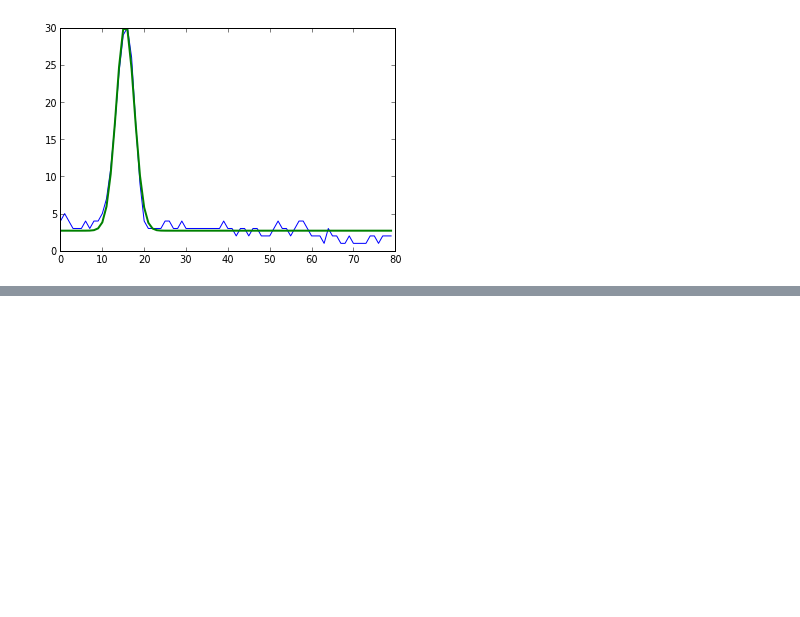
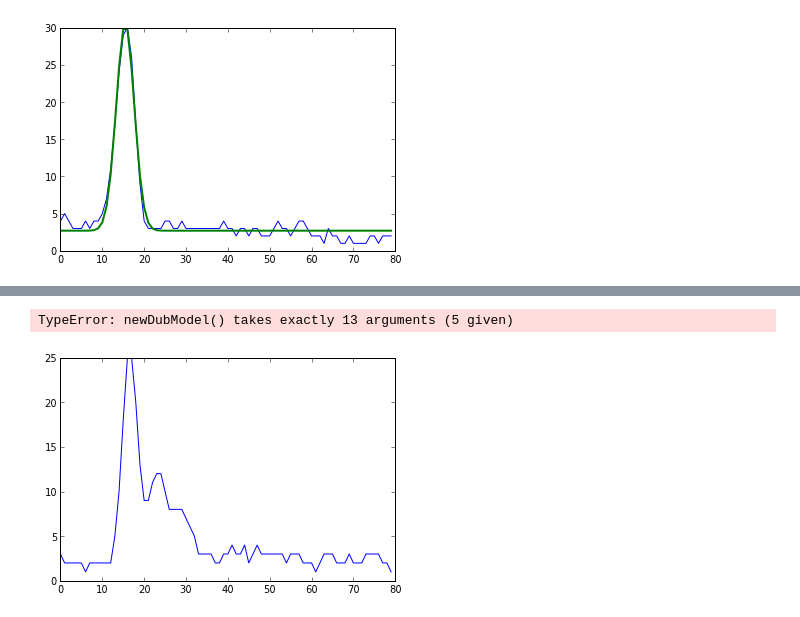
Before and after one commit to mattyuiop/PHYS202-S13, a Jupyter notebook: Week10/LinearRegressionandGenericCurves.ipynb, the cells around one changed output, grey strips where cells are left out. Cells and saved outputs as stored; diff of their text form; code cells hidden in the pictures; blank space fills up the shorter version.

```diff
--- a/Week10/LinearRegressionandGenericCurves.ipynb
+++ b/Week10/LinearRegressionandGenericCurves.ipynb
@@ -69,0 +79,17 @@ show()
+# %%
+#def model(t,B,A,mu,sigma):
+#B + A * exp( - ((t-mu)/sigma)**2)
+
+x0 = array([3., -4., 1., 1.])
+popt,pcov = curve_fit(model,t,wvfm_2,x0)
+x1 = array([3., 9., 30., 8.])
+popt1,pcov1 = curve_fit(model,t,wvfm_2,x1)
+x2 = array([3., 25., 18., 4.])
+popt2,pcov2 = curve_fit(model,t,wvfm_2,x2)
+
+plot(t,wvfm_2, label = 'data')
+plot(t,model(t,popt[0], popt[1], popt[2], popt[3]), label = 'fit', linewidth = 2)
+plot(t,model(t,popt1[0], popt1[1], popt1[2], popt1[3]), label = 'fit1', linewidth = 2)
+plot(t,model(t,popt2[0], popt2[1], popt2[2], popt2[3]), label = 'fit2', linewidth = 2)
+legend()
+show()
@@ -69,0 +98,14 @@ show()
+# %%
+def newDubModel(t,B,A,mu,sigma,B0,A0,mu0,sigma0,B1,A1,mu1,sigma1):
+    B + A * exp( - ((t-mu)/sigma)**2) + B0 + A0 * exp( - ((t-mu0)/sigma0)**2) + B1 + A1 * exp( - ((t-mu1)/sigma1)**2)
+# %%
+Xn = array([3., -4., 1., 1., 3., 30., 15., 1., 3., 12., 35., 1. ])
+npopt,npcov = curve_fit(model,t,wvfm_2,x0)
+plot(t,wvfm_2, label = 'data')
+plot(t,newDubModel(t,npopt[0], npopt[1], npopt[2], npopt[3]), label = 'fit', linewidth = 2)
+legend()
+show()
+print npopt
+# %% [output]
+TypeError: newDubModel() takes exactly 13 arguments (5 given)
+[figure, added]
```
Also changed, not shown: parts of 3 cells of this notebook, 2 other files.
